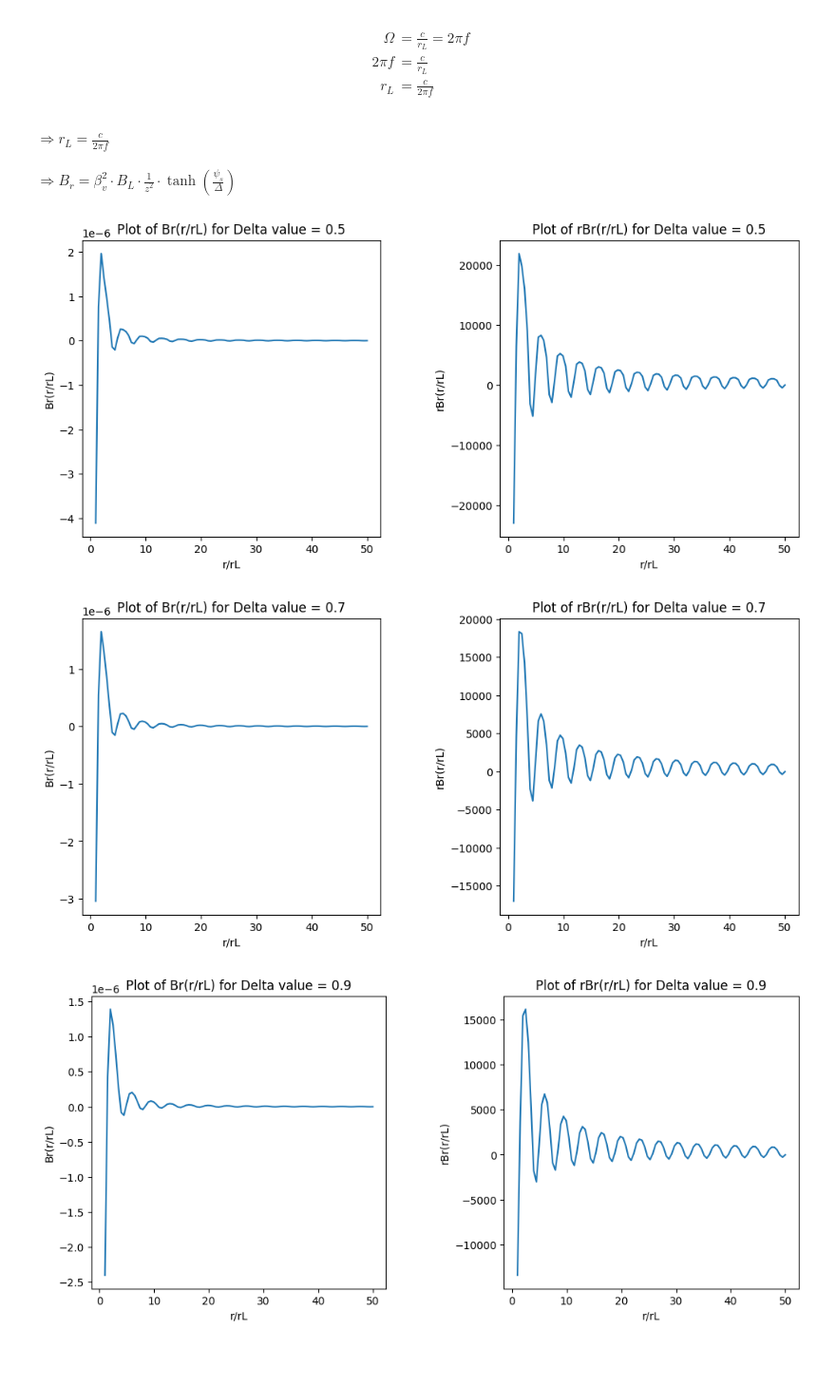
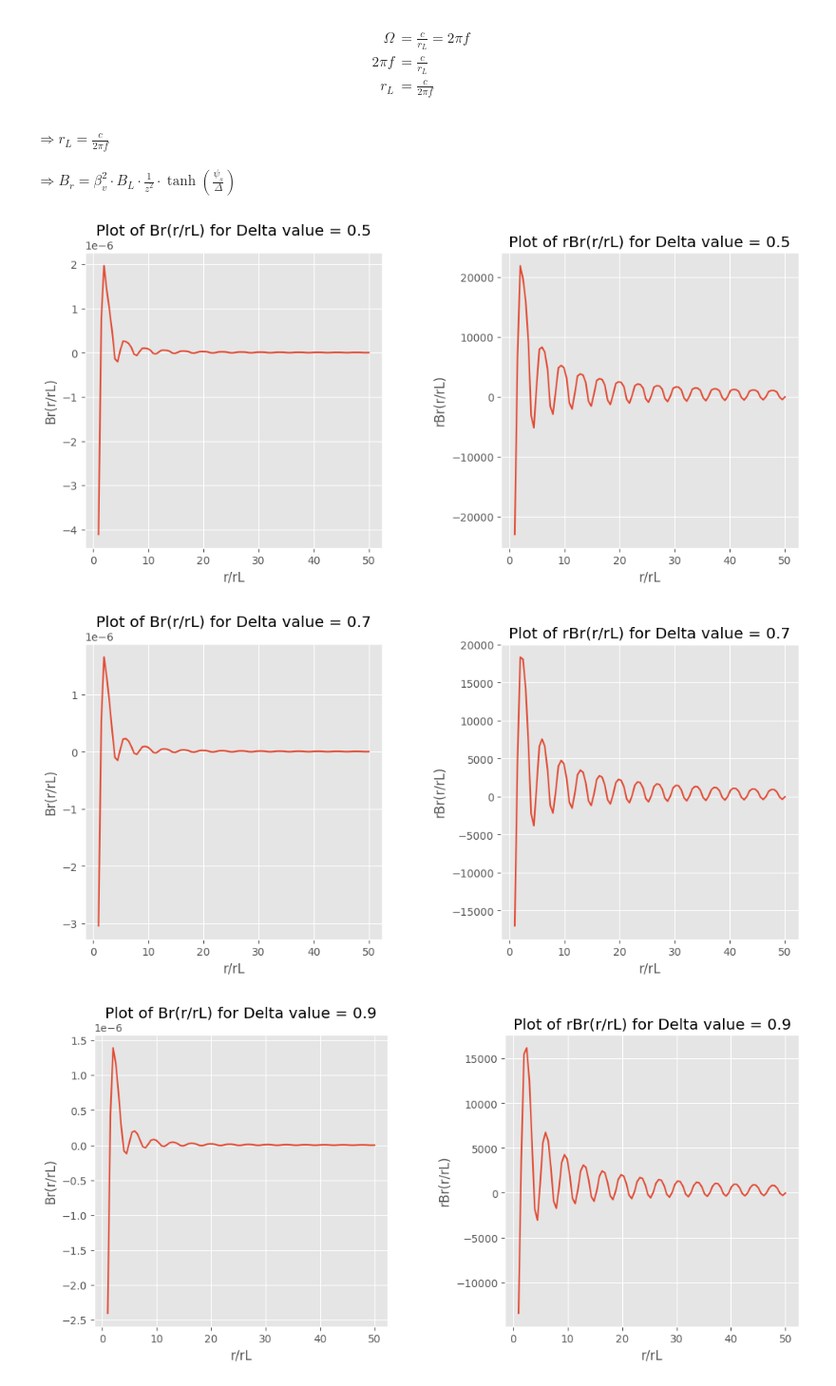
Before and after one commit to f0anits1o/Master_Thesis_Defense, a Jupyter notebook: plotBrAndrBr.ipynb, the cells around one changed output. Shown at 95% size. Saved outputs shown, nothing was run; the diff lists cells and outputs as text; code cells hidden in the pictures; blank space fills up the shorter version.

Commit message:
add ggplot plot style

```diff
--- a/plotBrAndrBr.ipynb
+++ b/plotBrAndrBr.ipynb
@@ -47,6 +47,8 @@ $ \Rightarrow B_r = {\beta}_{v}^2 \cdot B_L \cdot \frac{1}{z^2}  \cdot \tanh(\fr
 # %%
 import numpy as np
 import matplotlib.pyplot as plt
+
+plt.style.use('ggplot')
 
 def gauss_to_tesla(gauss):
     """
@@ -91,33 +93,33 @@ def plot_data(z, Br, rBr, delta):
 
     axs[1].plot(z, rBr)
     axs[1].set_title(f"Plot of rBr(r/rL) for Delta value = {delta}")
     axs[1].set_xlabel("r/rL")
     axs[1].set_ylabel("rBr(r/rL)");
 
 # Constants
 f = 0.008538220
 Omega = 2 * np.pi * f
 rL = 2.99792458e+08 / Omega
 Bv = np.sqrt(1.2**2 - 1) / 1.2
 BL_G = 0.3
 BL_T = gauss_to_tesla(BL_G)
 Khi_d = 60
 Khi_r = degrees_to_radians(Khi_d)
 phi = np.pi / 2
 theta = np.pi / 4
 r = np.linspace(rL, 50*rL, 100)
 z = r / rL
 psi = np.cos(theta) * np.cos(Khi_r) + np.sin(theta) * np.sin(Khi_r) * np.cos(phi + z / Bv)
 
 # Delta values
 delta_values = [0.5, 0.7, 0.9, 1, 2]
 
 # Plot for each Delta value
 for Delta in delta_values:
     Br = Bv**2 * BL_T * 1 / z**2 * np.tanh(psi / Delta)
     rBr = r * Br
     plot_data(z, Br, rBr, Delta)
 # %% [output]
-[figure, old version]
+[figure, new version]
-[figure, old version]
+[figure, new version]
-[figure, old version]
+[figure, new version]
```
Also changed, not shown: parts of 1 cell of this notebook.
